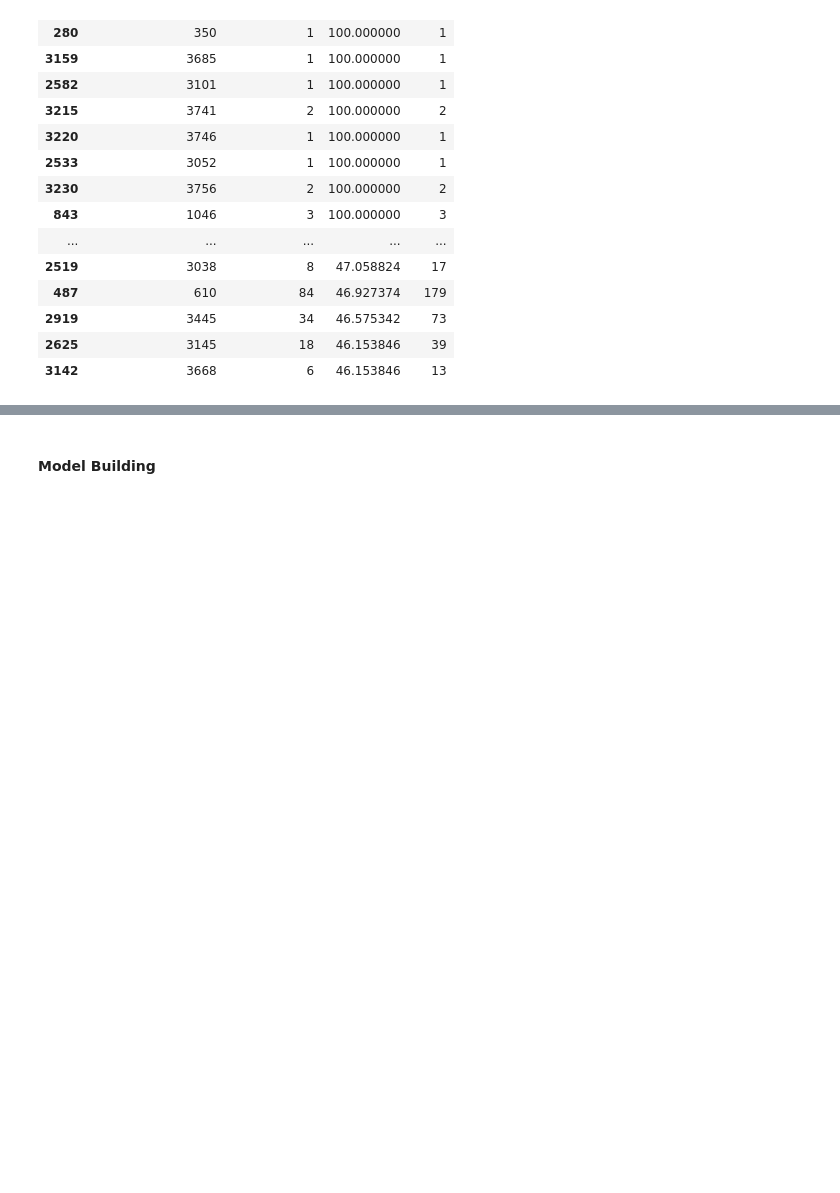
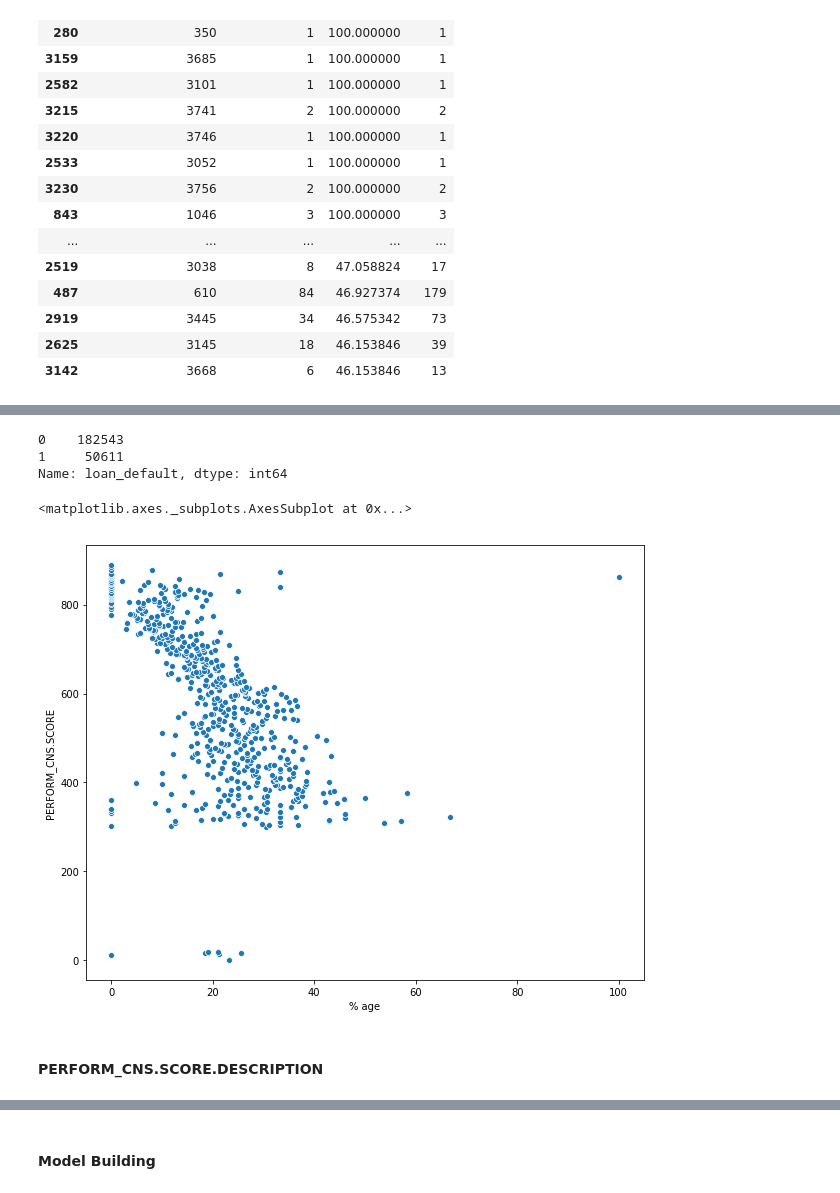
Before and after one commit to patwadeepak/ltfs-finhack, a Jupyter notebook: code.ipynb, the cells around one changed output, grey strips where cells are left out. Cells and saved outputs as stored; diff of their text form; code cells hidden in the pictures; blank space fills up the shorter version.

```diff
--- a/code.ipynb
+++ b/code.ipynb
@@ -275,0 +354,2 @@ empcode.sort_values(by='% age', ascending=False).head(100)
+# %%
+cns_score = cat_feature_vs_target(df_train, 'PERFORM_CNS.SCORE', 'loan_default')
@@ -275,0 +365,14 @@ empcode.sort_values(by='% age', ascending=False).head(100)
+# %%
+df_train['loan_default'].value_counts()
+# %% [output]
+0    182543
+1     50611
+Name: loan_default, dtype: int64
+# %%
+plt.figure(figsize=(10,8))
+sns.scatterplot(data=cns_score, x= '% age', y='PERFORM_CNS.SCORE')
+# %% [output]
+<matplotlib.axes._subplots.AxesSubplot at 0x...>
+[figure, added]
+# %% [markdown]
+#### PERFORM_CNS.SCORE.DESCRIPTION
```
Also changed, not shown: parts of 64 cells of this notebook.
